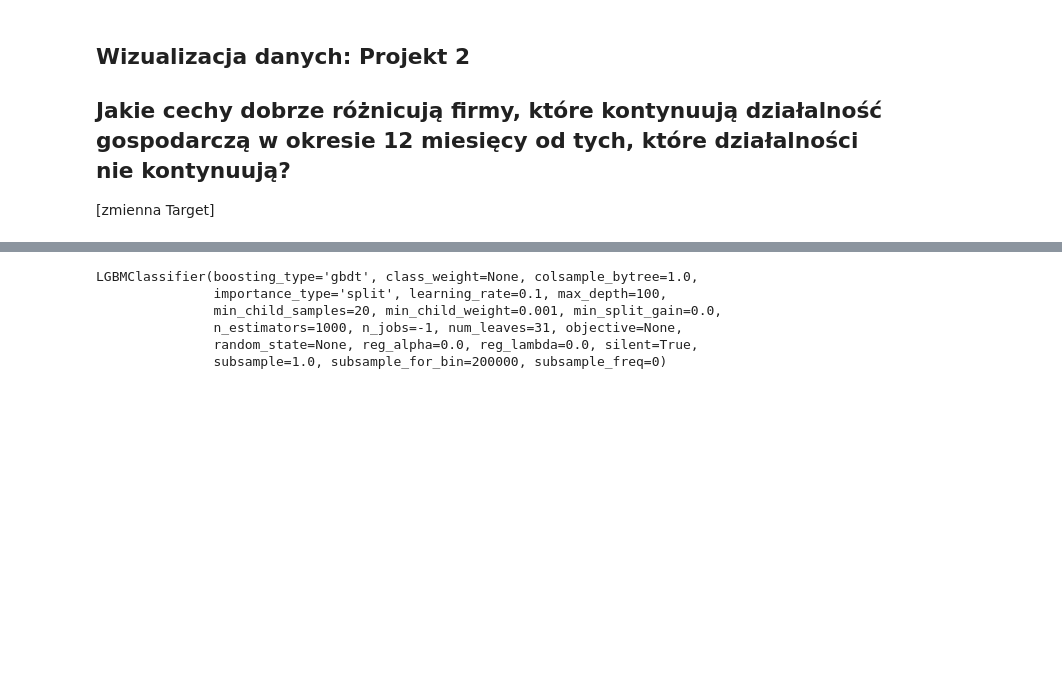
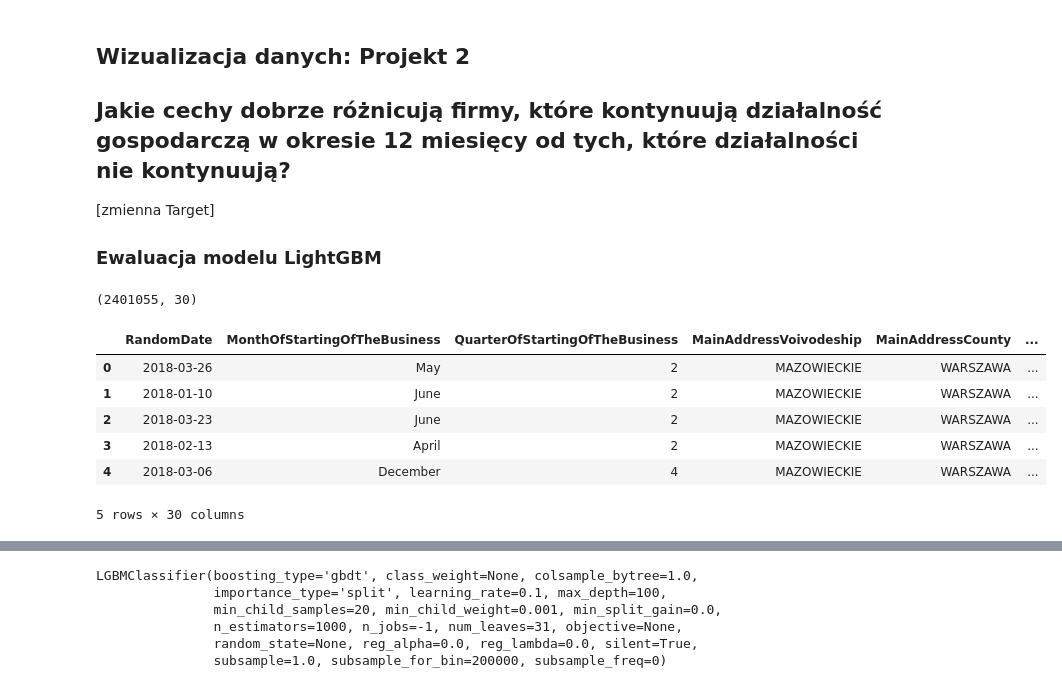
Before and after one commit to YuseqYaseq/interactive-vis, a Jupyter notebook: notebooks/lightgbm.ipynb, the cells around one changed output, grey strips where cells are left out. Cells and saved outputs as stored; diff of their text form; code cells hidden in the pictures; blank space fills up the shorter version.

```diff
--- a/notebooks/lightgbm.ipynb
+++ b/notebooks/lightgbm.ipynb
@@ -2,6 +2,7 @@
 ## Wizualizacja danych: Projekt 2
 ## Jakie cechy dobrze różnicują firmy, które kontynuują działalność gospodarczą w okresie 12 miesięcy od tych, które działalności nie kontynuują?
 [zmienna Target]
+### Ewaluacja modelu LightGBM
 # %%
 import pandas as pd
 import numpy as np
@@ -27,2 +28,19 @@ RANDOM_SEED = 42
 np.random.seed(RANDOM_SEED)
+# %%
+SAMPLE = None
+
+data = pd.read_csv("../data/ceidg_data_classif.csv")
+if SAMPLE:
+    data = data.sample(SAMPLE)
+print(data.shape)
+data.head()
+# %% [output]
+(2401055, 30)
+|  | RandomDate | MonthOfStartingOfTheBusiness | QuarterOfStartingOfTheBusiness | MainAddressVoivodeship | MainAddressCounty | ... |
+| 0 | 2018-03-26 | May | 2 | MAZOWIECKIE | WARSZAWA | ... |
+| 1 | 2018-01-10 | June | 2 | MAZOWIECKIE | WARSZAWA | ... |
+| 2 | 2018-03-23 | June | 2 | MAZOWIECKIE | WARSZAWA | ... |
+| 3 | 2018-02-13 | April | 2 | MAZOWIECKIE | WARSZAWA | ... |
+| 4 | 2018-03-06 | December | 4 | MAZOWIECKIE | WARSZAWA | ... |
+5 rows × 30 columns
 # %%
```
Also changed, not shown: parts of 8 cells of this notebook.
